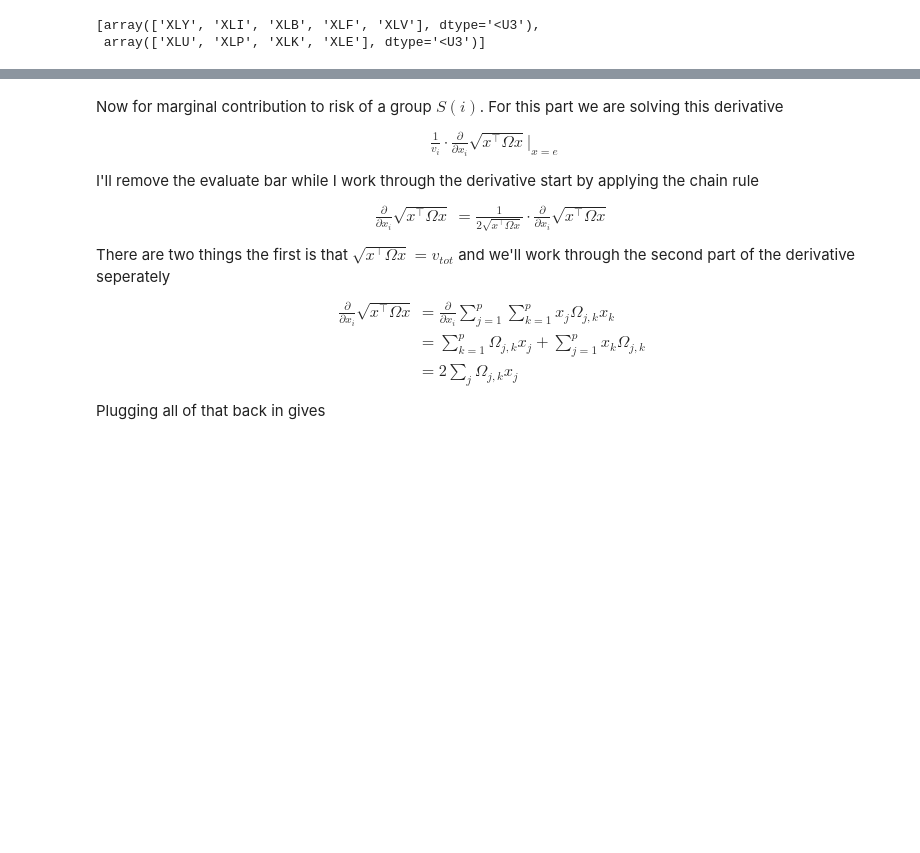
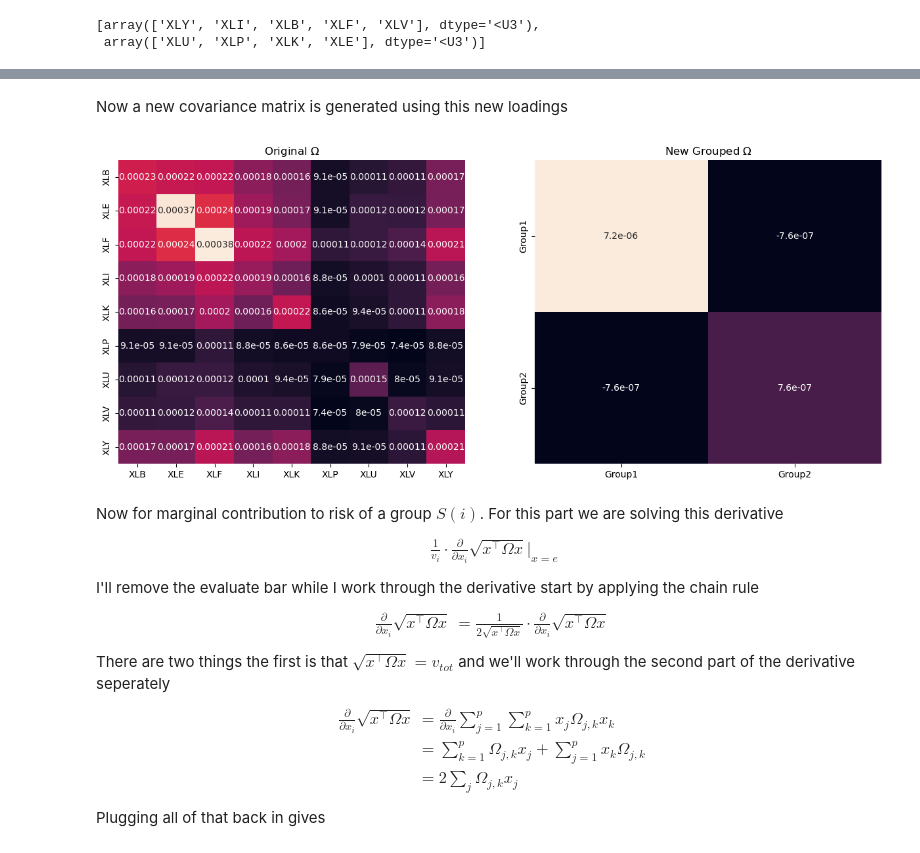
Before and after one commit to diegodalvarez/EQI, a Jupyter notebook: Chapter 4 - Linear Model of Returns.ipynb, the cells around one changed output, grey strips where cells are left out. Saved outputs shown, nothing was run; the diff lists cells and outputs as text; code cells hidden in the pictures; blank space fills up the shorter version.

Commit message:
grouped covariance matrix

```diff
--- a/Chapter 4 - Linear Model of Returns.ipynb
+++ b/Chapter 4 - Linear Model of Returns.ipynb
@@ -858,3 +858,7 @@ groups
 # %% [output]
 [array(['XLY', 'XLI', 'XLB', 'XLF', 'XLV'], dtype='<U3'),
  array(['XLU', 'XLP', 'XLK', 'XLE'], dtype='<U3')]
+# %%
+b          = B.T @ w
+Omega_F    = F.cov().to_numpy()
+factor_var = b @ Omega_F @ b
@@ -860,0 +880,4 @@ groups
+# %%
+b_groups = [
+    np.where(np.isin(factor_names, group), b, 0)
+    for group in groups]
@@ -861,3 +904,21 @@ groups
+# %% [markdown]
+Now a new covariance matrix is generated using this new loadings
+# %%
+Omega = (np
+    .array([
+        [bi @ Omega_F @ bj for bj in b_groups]
+        for bi in b_groups]))
+# %%
+fig, axes = plt.subplots(ncols = 2, figsize = (15, 6))
+groupings = ["Group1", "Group2"]
+
+sns.heatmap(Omega_F, ax = axes[0], cbar = False, xticklabels = factor_names, yticklabels = factor_names, annot = True)
+sns.heatmap(Omega, ax = axes[1]  , cbar = False, xticklabels = groupings, yticklabels = groupings, annot = True)
+axes[0].set_title(r"Original $\Omega$")
+axes[1].set_title(r"New Grouped $\Omega$")
+plt.show()
+# %% [output]
+[figure, added]
 # %% [markdown]
 Now for marginal contribution to risk of a group $S(i)$. For this part we are solving this derivative
 \begin{align}
```
Also changed, not shown: parts of 4 cells of this notebook.
